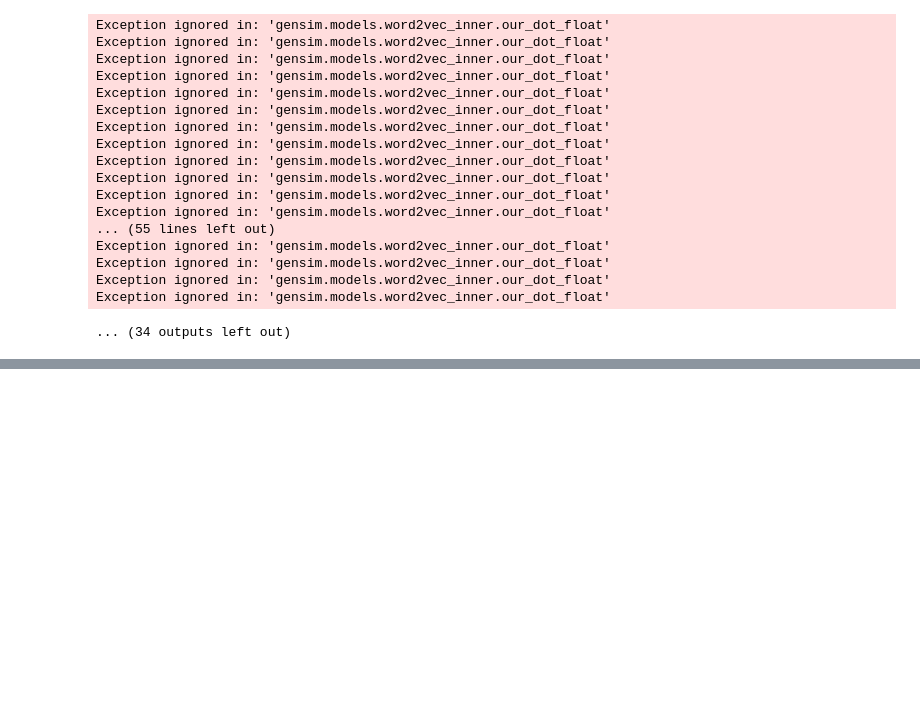
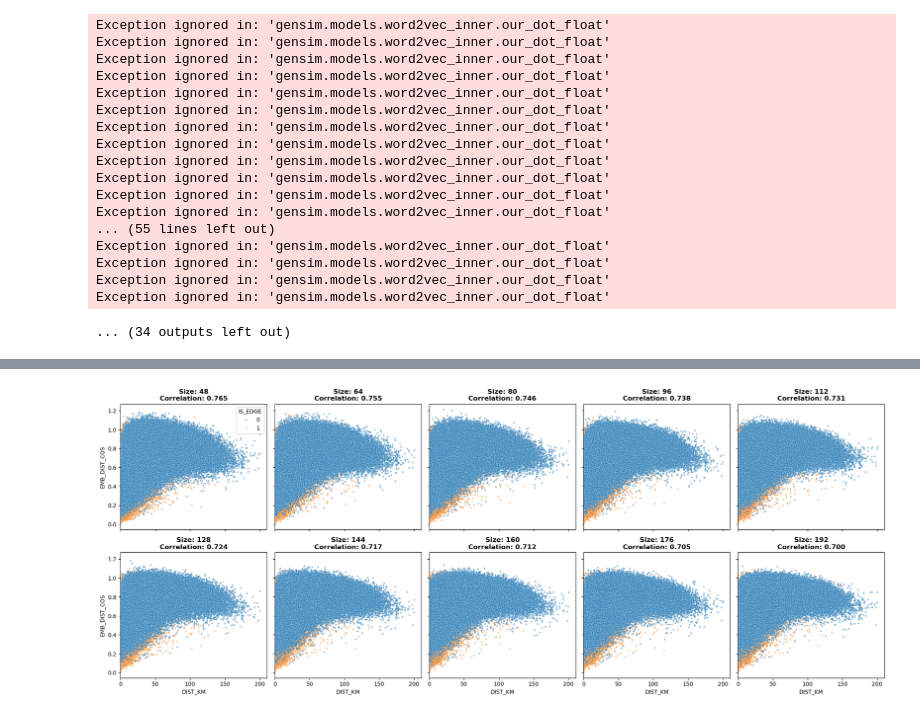
Before and after one commit to caleb-chandler/dependency-link-prediction, a Jupyter notebook: analysis.ipynb, the cells around one changed output, grey strips where cells are left out. Cells and saved outputs as stored; diff of their text form; code cells hidden in the pictures; blank space fills up the shorter version.

```diff
--- a/analysis.ipynb
+++ b/analysis.ipynb
@@ -87,7 +104,8 @@ Defining Thresholds + Building Networks
 # %%
-# reloading df with the columns i need
+# --- defining thresholds + building networks ---
+
+# reloading df with all columns
 df = pd.read_csv(data)
-df = df[['ORIGIN', 'DESTINATION', 'DEP']]
 df['DEP'] = pd.to_numeric(df['DEP'], errors='coerce')
 df = df.dropna(subset=['DEP'])
 
@@ -103,4 +121,4 @@ for i, threshold in zip(count(0, 0.25), thresholds): # indexing by threshold val
     G = nx.from_pandas_edgelist(thresholded_df, 'ORIGIN', 'DESTINATION')
 
     # save as edgelist
-    nx.write_edgelist(G, f'data/undir_trials/{i}_network.txt', delimiter=' ')
+    nx.write_edgelist(G, f'data/undir_trials/thresholded_networks/{i}_network.txt', delimiter=' ')
@@ -552,49 +599,34 @@ print("\nData loading complete.")
 # %%
-# plotting
-
-# --- bar plot ---
-
-plot_df = scores_df.reset_index().rename(columns={'index': 'vec_size'})
-melted_df = plot_df.melt(id_vars='vec_size', var_name='Metric', value_name='Score')
-
-plt.figure(figsize=(12, 6))
-sns.barplot(data=melted_df, x='vec_size', y='Score', hue='Metric')
-
-plt.title('Pipeline Scores by Vector Size', fontsize=15)
-plt.xlabel('Vector Size (vec_size)')
-plt.ylabel('Metric Score')
-plt.legend(title='Metrics', bbox_to_anchor=(1.05, 1), loc='upper left')
-plt.ylim(0, 1.0)
-plt.grid(axis='y', linestyle='--', alpha=0.7)
-plt.tight_layout()
-plt.savefig('data/undir_trials/imgs/vec_size_barplot.png')
-
-# --- scatterplot ---
+# --- plotting ---
 
 fig, axes = plt.subplots(2, 5, figsize=(20, 8), sharex=True, sharey=True)
 axes = axes.flatten()
 
 # iterate through dfs and plot for each
-for i, (vec_size, df) in enumerate(combined_dfs.items()):
+for i, ((vec_size, df), ax) in enumerate(zip(combined_dfs.items(), axes)):
 
     ax = axes[i]
 
     sns.scatterplot(
         data=df,
         x='DIST_KM',
         y='EMB_DIST_COS',
-        hue='EDGE_TYPE', # color by POI relationship
+        hue='IS_EDGE',
+        hue_order=[0, 1],
         ax=ax,
         alpha=0.5,
         s=10,
         legend=(i == 0) # only draw the legend on the first plot
     )
 
+    # setting limits
+    ax.set_xlim(0, df['DIST_KM'].max() * 1.05)
+
     # add title with correlation value
     corr_val = correlations[vec_size]
-    ax.set_title(f"Size: {vec_size}\nSpearman: {corr_val:.3f}")
-
-axes[0].legend(bbox_to_anchor=(1.05, 1), loc='upper left')
+    ax.set_title(f"Size: {vec_size}\nCorrelation: {corr_val:.3f}", fontweight='bold')
 
 plt.tight_layout()
 plt.savefig('data/undir_trials/imgs/geo_vs_emb_scatter.png')
+# %% [output]
+[figure, added]
```
Also changed, not shown: parts of 11 cells of this notebook, 1 other file.
